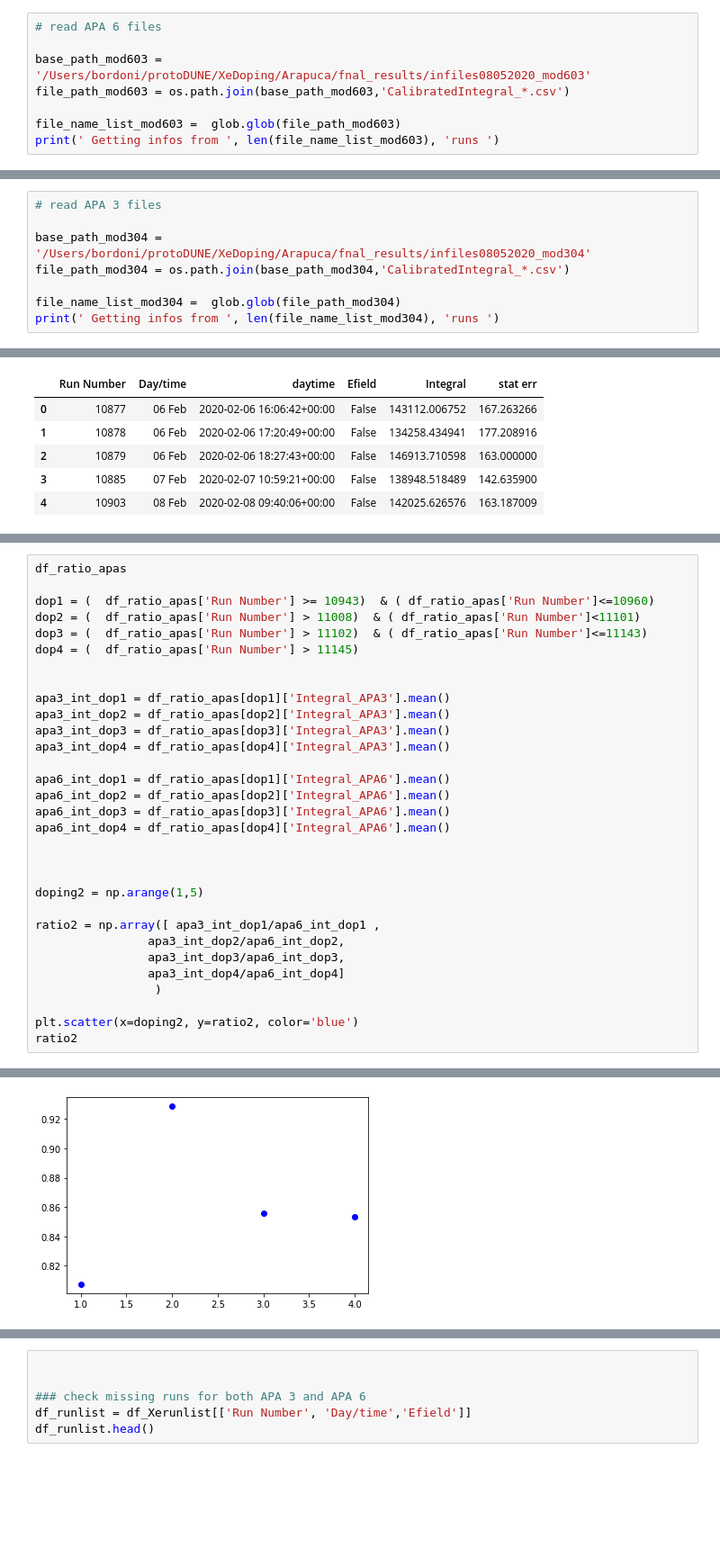
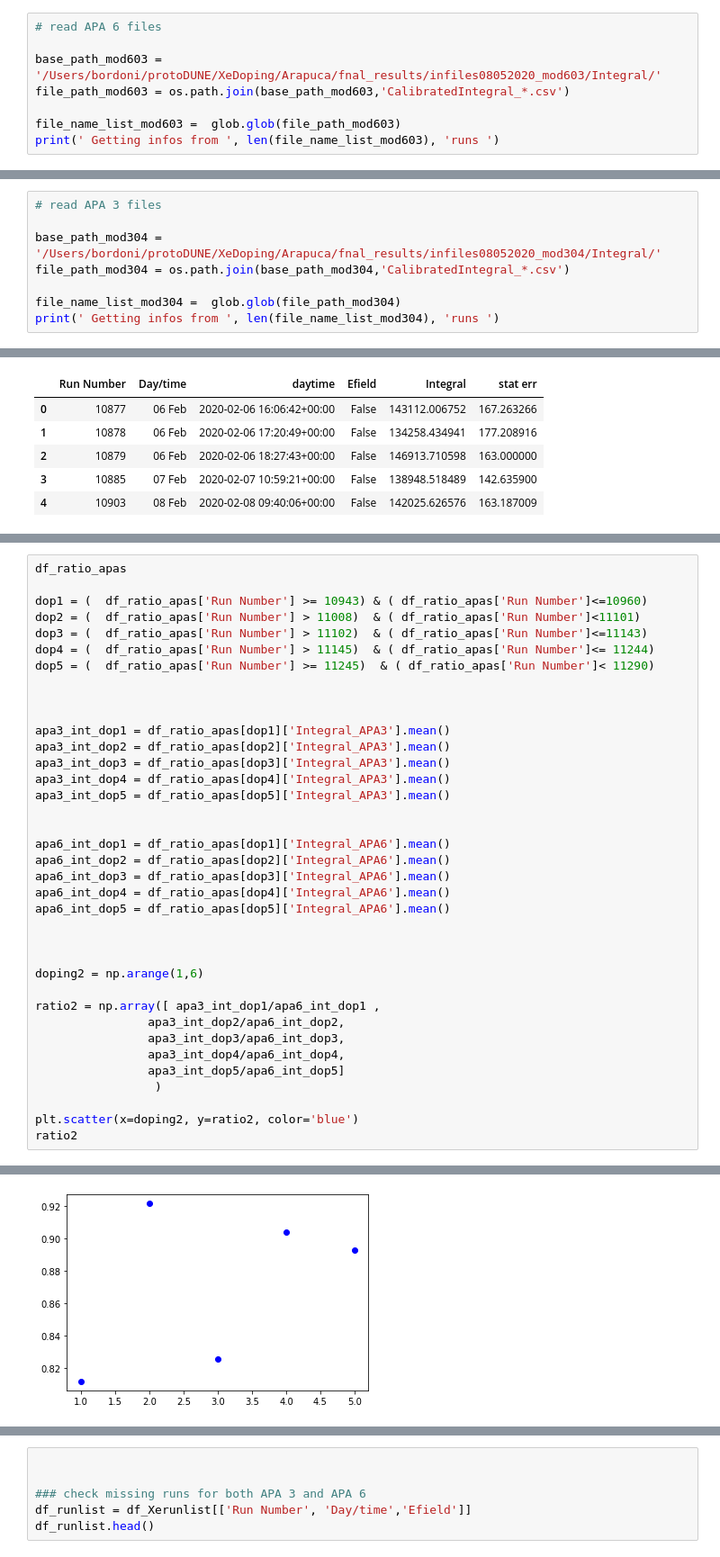
Before and after one commit to stbordoni/Arapuca, a Jupyter notebook: doIntegralPlots.ipynb, the cells around one changed output, grey strips where cells are left out. Shown at 90% size. Cells and saved outputs as stored; diff of their text form; blank space fills up the shorter version.

```diff
--- a/doIntegralPlots.ipynb
+++ b/doIntegralPlots.ipynb
@@ -69,7 +81,7 @@ df_Xerunlist_info.head()
 # %%
 # read APA 6 files
 
-base_path_mod603 = '/Users/bordoni/protoDUNE/XeDoping/Arapuca/fnal_results/infiles08052020_mod603'
+base_path_mod603 = '/Users/bordoni/protoDUNE/XeDoping/Arapuca/fnal_results/infiles08052020_mod603/Integral/'
 file_path_mod603 = os.path.join(base_path_mod603,'CalibratedIntegral_*.csv')
 
 file_name_list_mod603 =  glob.glob(file_path_mod603)
@@ -79,7 +91,7 @@ Getting infos from  51 runs
 # %%
 # read APA 3 files
 
-base_path_mod304 = '/Users/bordoni/protoDUNE/XeDoping/Arapuca/fnal_results/infiles08052020_mod304'
+base_path_mod304 = '/Users/bordoni/protoDUNE/XeDoping/Arapuca/fnal_results/infiles08052020_mod304/Integral/'
 file_path_mod304 = os.path.join(base_path_mod304,'CalibratedIntegral_*.csv')
 
 file_name_list_mod304 =  glob.glob(file_path_mod304)
@@ -669,30 +745,36 @@ array([1.21229595, 1.09822893, 1.18602491, 1.1368932 ])
 # %%
 df_ratio_apas
 
-dop1 = (  df_ratio_apas['Run Number'] >= 10943)  & ( df_ratio_apas['Run Number']<=10960)
+dop1 = (  df_ratio_apas['Run Number'] >= 10943) & ( df_ratio_apas['Run Number']<=10960)
 dop2 = (  df_ratio_apas['Run Number'] > 11008)  & ( df_ratio_apas['Run Number']<11101)
 dop3 = (  df_ratio_apas['Run Number'] > 11102)  & ( df_ratio_apas['Run Number']<=11143)
-dop4 = (  df_ratio_apas['Run Number'] > 11145)
+dop4 = (  df_ratio_apas['Run Number'] > 11145)  & ( df_ratio_apas['Run Number']<= 11244)
+dop5 = (  df_ratio_apas['Run Number'] >= 11245)  & ( df_ratio_apas['Run Number']< 11290)
+
 
 
 apa3_int_dop1 = df_ratio_apas[dop1]['Integral_APA3'].mean()
 apa3_int_dop2 = df_ratio_apas[dop2]['Integral_APA3'].mean()
 apa3_int_dop3 = df_ratio_apas[dop3]['Integral_APA3'].mean()
 apa3_int_dop4 = df_ratio_apas[dop4]['Integral_APA3'].mean()
+apa3_int_dop5 = df_ratio_apas[dop5]['Integral_APA3'].mean()
+
 
 apa6_int_dop1 = df_ratio_apas[dop1]['Integral_APA6'].mean()
 apa6_int_dop2 = df_ratio_apas[dop2]['Integral_APA6'].mean()
 apa6_int_dop3 = df_ratio_apas[dop3]['Integral_APA6'].mean()
 apa6_int_dop4 = df_ratio_apas[dop4]['Integral_APA6'].mean()
+apa6_int_dop5 = df_ratio_apas[dop5]['Integral_APA6'].mean()
 
 
 
-doping2 = np.arange(1,5)
+doping2 = np.arange(1,6)
 
 ratio2 = np.array([ apa3_int_dop1/apa6_int_dop1 ,
                 apa3_int_dop2/apa6_int_dop2,
                 apa3_int_dop3/apa6_int_dop3,
-                apa3_int_dop4/apa6_int_dop4]
+                apa3_int_dop4/apa6_int_dop4,
+                apa3_int_dop5/apa6_int_dop5]
                  )
 
 plt.scatter(x=doping2, y=ratio2, color='blue')
@@ -702 +784 @@ array([0.80747363, 0.92856524, 0.8555529 , 0.85356536])
-[figure, old version]
+[figure, new version]
```
Also changed, not shown: parts of 41 cells of this notebook, 2 other files.
